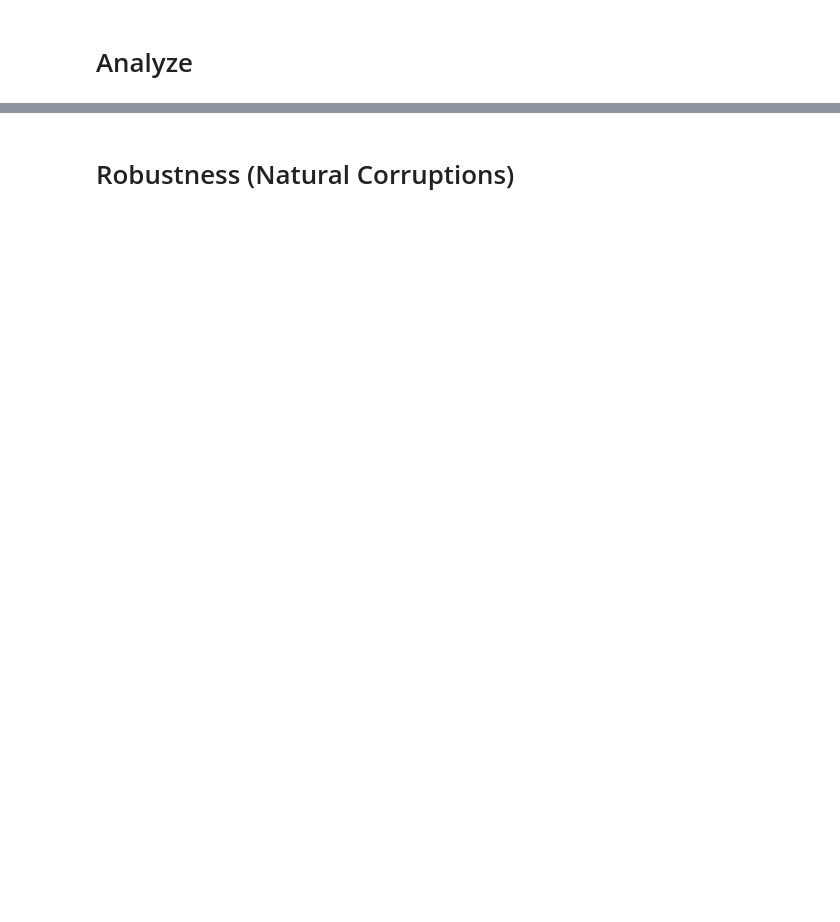
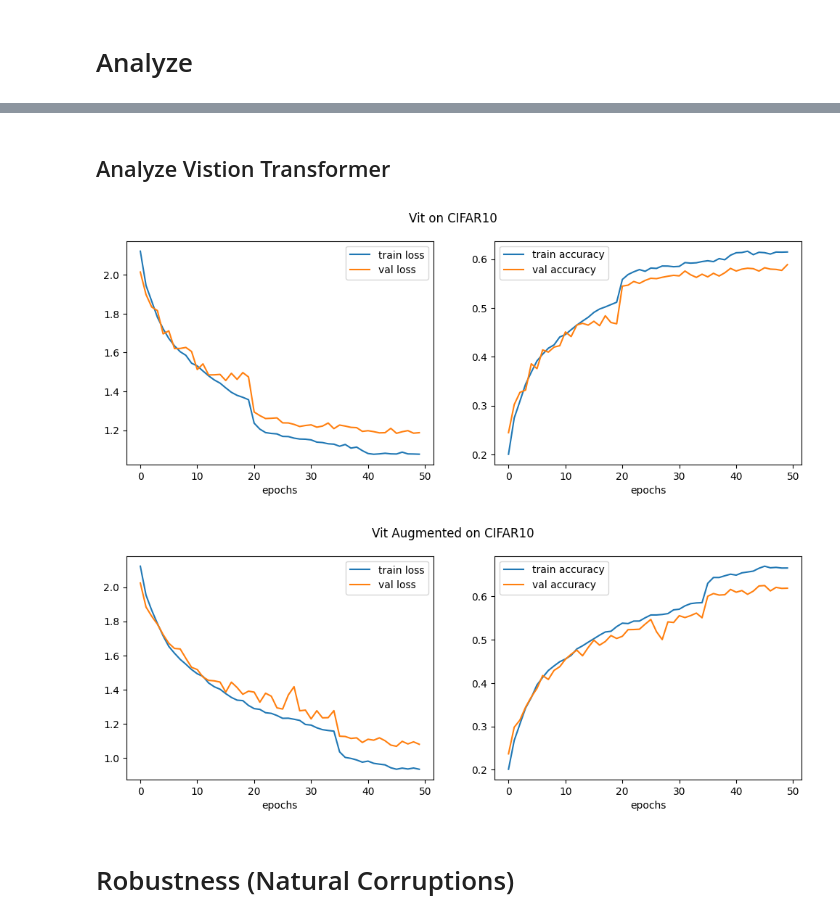
Before and after one commit to robrohan/AUT, a Jupyter notebook: COMP813/Report/resent.ipynb, the cells around one changed output, grey strips where cells are left out. Cells and saved outputs as stored; diff of their text form; code cells hidden in the pictures; blank space fills up the shorter version.

```diff
--- a/COMP813/Report/resent.ipynb
+++ b/COMP813/Report/resent.ipynb
@@ -714,17 +732,17 @@ class TinyViT(nn.Module):
         return self.head(cls_token_final)
 # %%
 from functools import lru_cache, partial
-model_class = partial(TinyViT, img_size=32,
+model_class_vit = partial(TinyViT, img_size=32,
                                patch_size=4,
                                embed_dim=64,
                                n_depth=2,
                                n_head=2,
                                n_class=10)
-model = model_class()
+model_vit = model_class_vit()
 # test with dummy input
 x = torch.randn(256, 3, 32, 32)
-output = model(x)
+output = model_vit(x)
 print(f"Output Shape: {output.shape}")
 assert output.shape == (256,10)
 # count parameters
-print(f"Total Parameters: {total_param(model):,}")
+print(f"Total Parameters: {total_param(model_vit):,}")
@@ -763,0 +787,18 @@ learning rate change: 0.0001
+# %%
+model_vit_base = model_class_vit()
+model_vit_augm = model_class_vit()
+
+# Should this just be in train?
+loss = nn.CrossEntropyLoss()
+
+train, val, test = load_cifar10_m()
+model_vit_base_df = pd.DataFrame(data=model_train(model_vit_base, train, val, loss, device)).T
+model_vit_base_df.columns = ['train_loss', 'val_loss', 'train_acc', 'val_acc']
+# Save the output so we can compare the output easier
+model_vit_base_df.to_csv("vit_train_base.csv")
+
+train, val, test = load_cifar10_aa()
+model_vit_augm_df = pd.DataFrame(data=model_train(model_vit_augm, train, val, loss, device)).T
+model_vit_augm_df.columns = ['train_loss', 'val_loss', 'train_acc', 'val_acc']
+# Save the output so we can compare the output easier
+model_vit_augm_df.to_csv("vit_train_augm.csv")
@@ -796,3 +835,11 @@ plot_results(model_res_augm_df, "ResNet8 Augmented on CIFAR10")
+# %% [markdown]
+## Analyze Vistion Transformer
+# %%
+plot_results(model_vit_base_df, "Vit on CIFAR10")
+plot_results(model_vit_augm_df, "Vit Augmented on CIFAR10")
+# %% [output]
+[figure, added]
+[figure, added]
 # %% [markdown]
 # Robustness (Natural Corruptions)
 # %%
```
Also changed, not shown: parts of 17 cells of this notebook, 4 other files.
